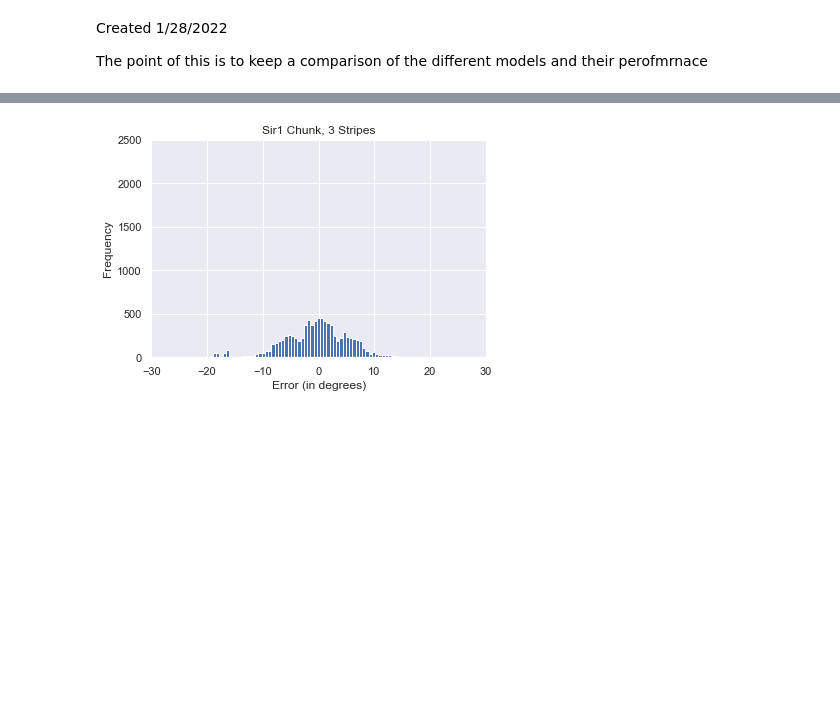
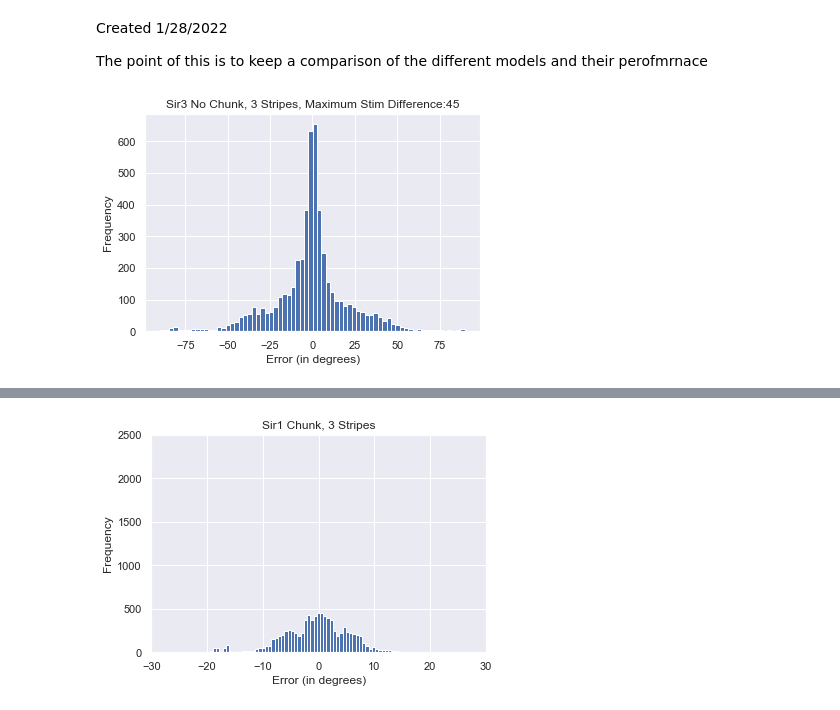
Before and after one commit to AneriSoni/workingmemory, a Jupyter notebook: analysis/ModelComparisons.ipynb, the cells around one changed output, grey strips where cells are left out. Drawn from its saved outputs; the diff is of its cells as text; code cells hidden in the pictures; blank space fills up the shorter version.

```diff
--- a/analysis/ModelComparisons.ipynb
+++ b/analysis/ModelComparisons.ipynb
@@ -10,3 +10,50 @@ import seaborn as sns
 import os
 sns.set()
 from decodedoutputdefs import Precision #class with the compiled definitions
+# %%
+base = "Z:/leabra/examples/workingmemory/sir2_chunk/results/Ring/3Stripe/"
+files = os.listdir(base)
+full_files = [base+f for f in files]
+p = Precision()
+err_sir2_chunk_3Stripe = p.mult_models(full_files)
+
+base = "Z:/leabra/examples/workingmemory/sir2_chunk/results/Ring/StimRange0to45/3Stripe/"
+files = os.listdir(base)
+full_files = [base+f for f in files]
+p = Precision()
+err_sir2_chunk_NarrStim_3Stripe = p.mult_models(full_files)
+
+base = "Z:/leabra/examples/workingmemory/sir3_chunk/results/Ring/3Stripe/"
+files = os.listdir(base)
+full_files = [base+f for f in files]
+p = Precision()
+err_sir3_chunk_3Stripe = p.mult_models(full_files)
+
+base = "Z:/leabra/examples/workingmemory/sir3_chunk/results/Ring/StimRange0to45/3Stripe/"
+files = os.listdir(base)
+full_files = [base+f for f in files]
+p = Precision()
+err_sir3_chunk_NarrStim_3Stripe = p.mult_models(full_files)
+
+base = "Z:/leabra/examples/workingmemory/sir3/results/Ring/3Stripe/"
+files = os.listdir(base)
+full_files = [base+f for f in files]
+p = Precision()
+err_sir3_3Stripe = p.mult_models(full_files)
+
+base = "Z:/leabra/examples/workingmemory/sir3/results/Ring/StimRange0to45/3Stripe/"
+files = os.listdir(base)
+full_files = [base+f for f in files]
+p = Precision()
+err_sir3_NarrStim_3Stripe = p.mult_models(full_files)
+# %%
+name = 'Sir3 No Chunk, 3 Stripes, Maximum Stim Difference:45'
+plt.hist(err_sir3_NarrStim_3Stripe, bins = 70)
+plt.title(name)
+plt.xlabel('Error (in degrees)')
+plt.ylabel('Frequency')
+#plt.ylim([0,2500])
+#plt.xlim([-30,30])
+plt.show()
+# %% [output]
+[figure, added]
```
Also changed, not shown: parts of 2 cells of this notebook, 3 other files.
